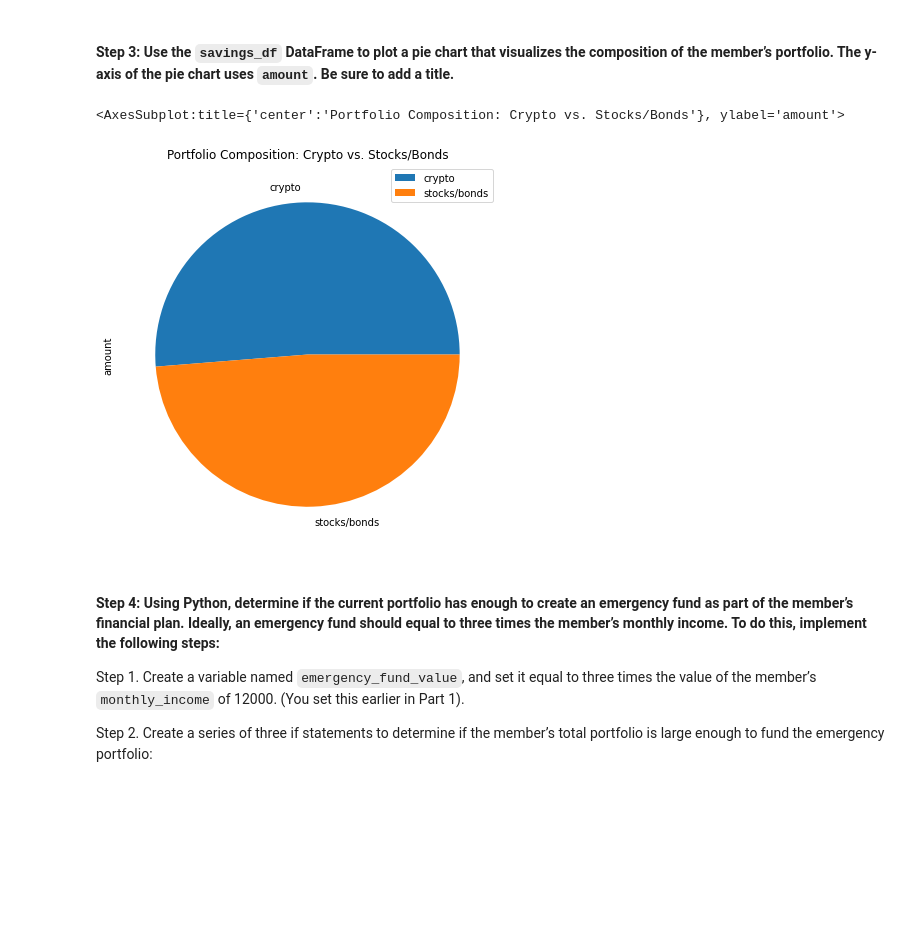
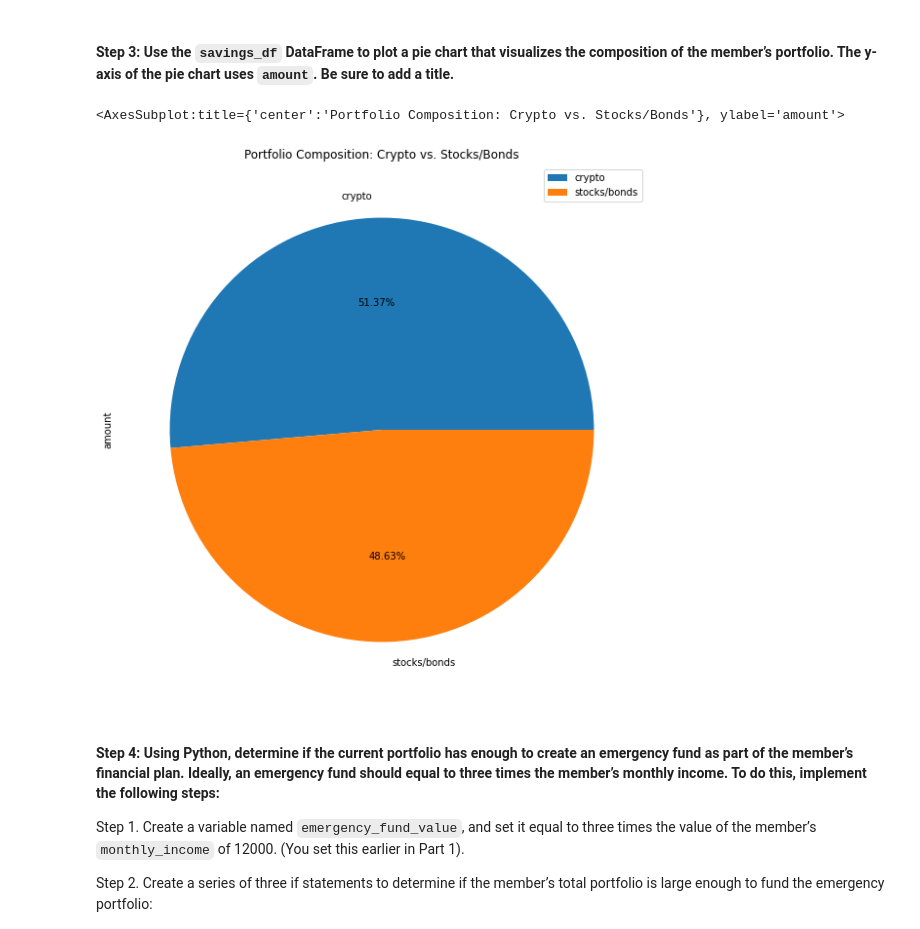
Before and after one commit to elliotlozano/monte_carlo_financial_planner, a Jupyter notebook: financial_planning_tools.ipynb, the cells around one changed output. Cells and saved outputs as stored; diff of their text form; code cells hidden in the pictures; blank space fills up the shorter version.

```diff
--- a/financial_planning_tools.ipynb
+++ b/financial_planning_tools.ipynb
@@ -362,13 +362,14 @@ savings_df
 # %%
 # Plot the total value of the member's portfolio (crypto and stock/bond) in a pie chart
 savings_df.plot.pie(
-    figsize = (7,7),
+    figsize = (10,10),
     y = 'amount',
-    title = 'Portfolio Composition: Crypto vs. Stocks/Bonds'
+    title = 'Portfolio Composition: Crypto vs. Stocks/Bonds',
+    autopct = '%.2f%%'
 )
 # %% [output]
 <AxesSubplot:title={'center':'Portfolio Composition: Crypto vs. Stocks/Bonds'}, ylabel='amount'>
-[figure, old version]
+[figure, new version]
 # %% [markdown]
 #### Step 4: Using Python, determine if the current portfolio has enough to create an emergency fund as part of the member’s financial plan. Ideally, an emergency fund should equal to three times the member’s monthly income. To do this, implement the following steps:
 
```
Also changed, not shown: parts of 24 cells of this notebook, 1 other file.
